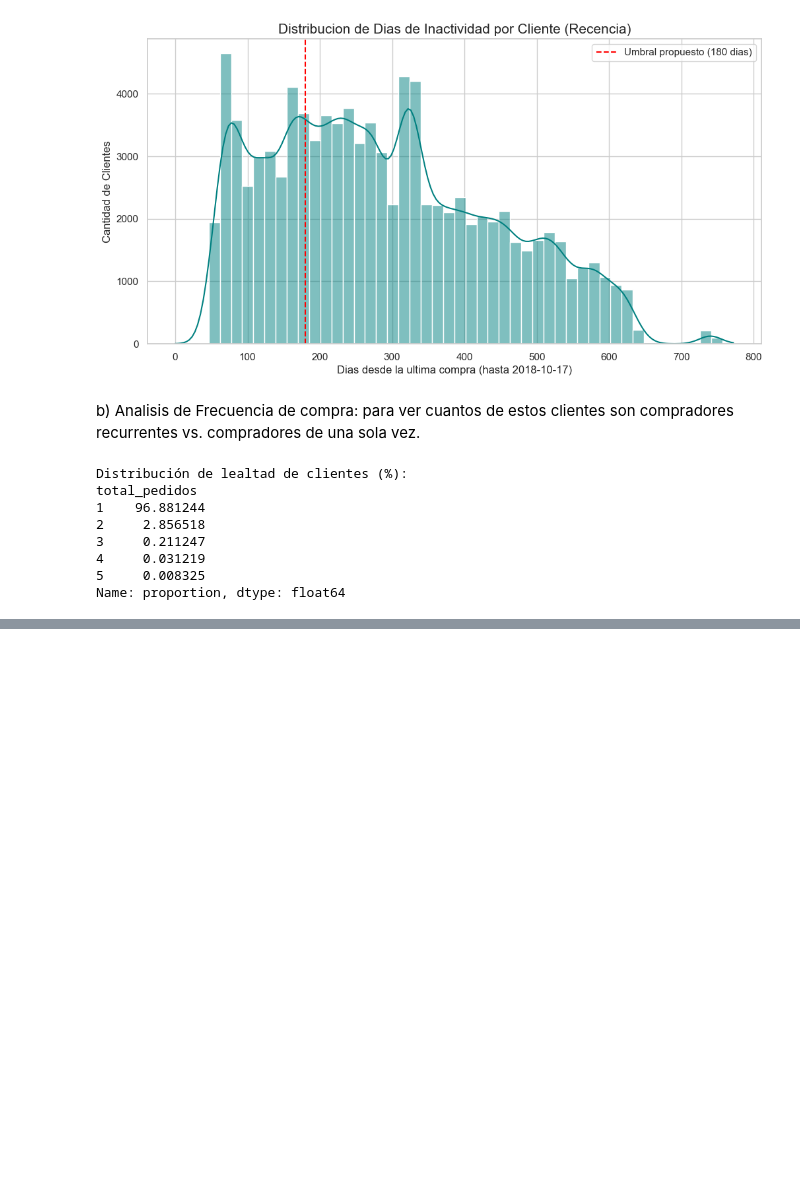
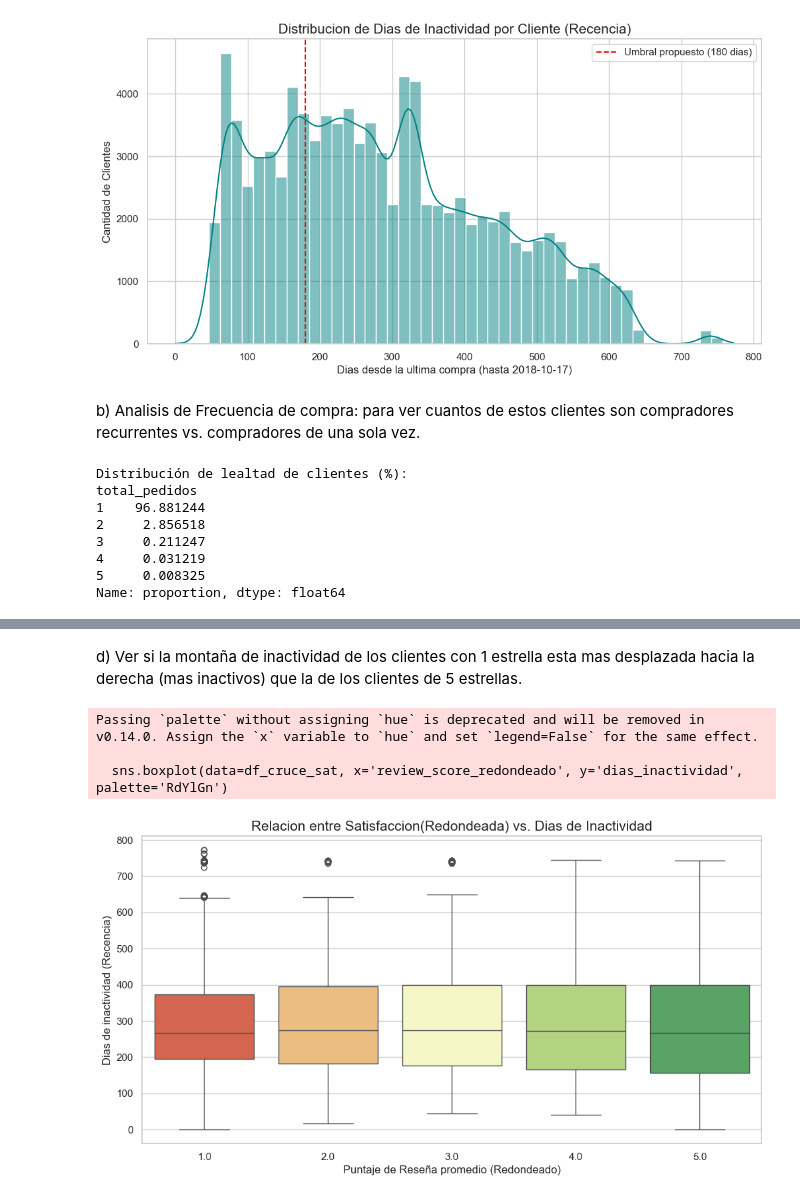
Before and after one commit to wilhayla/THE_HATCH_DATA_SCIENCE_OLIST_CHALLENGE, a Jupyter notebook: notbooks/02_feature_engineering.ipynb, the cells around one changed output, grey strips where cells are left out. Saved outputs shown, nothing was run; the diff lists cells and outputs as text; code cells hidden in the pictures; blank space fills up the shorter version.

```diff
--- a/notbooks/02_feature_engineering.ipynb
+++ b/notbooks/02_feature_engineering.ipynb
@@ -144,0 +225,25 @@ Name: proportion, dtype: float64
+# %% [markdown]
+d) Ver si la montaña de inactividad de los clientes con 1 estrella esta mas desplazada hacia la derecha (mas inactivos) que la de los clientes de 5 estrellas.
+# %%
+# 1. Agrupara satisfaccion por cliente (promedio)
+satisfaccion_por_cliente = df_master_clean.groupby('customer_unique_id')['review_score'].mean().reset_index()
+
+# 2. Unir con la tabla de inactividad.
+df_cruce_sat = pd.merge(df_clientes_fecha_ultima_compra, satisfaccion_por_cliente, on='customer_unique_id')
+
+# 3. Redondear el promedio para tener categorias limpias (1, 2, 3, 4, 5)
+df_cruce_sat['review_score_redondeado'] = df_cruce_sat['review_score'].round()
+
+#3. Crear un grafico de boxplot para comparar
+plt.figure(figsize=(12,6))
+sns.boxplot(data=df_cruce_sat, x='review_score_redondeado', y='dias_inactividad', palette='RdYlGn')
+
+plt.title('Relacion entre Satisfaccion(Redondeada) vs. Dias de Inactividad', fontsize=15)
+plt.xlabel('Puntaje de Reseña promedio (Redondeado)', fontsize=12)
+plt.ylabel('Dias de inactividad (Recencia)', fontsize=12)
+plt.show()
+# %% [output]
+Passing `palette` without assigning `hue` is deprecated and will be removed in v0.14.0. Assign the `x` variable to `hue` and set `legend=False` for the same effect.
+
+  sns.boxplot(data=df_cruce_sat, x='review_score_redondeado', y='dias_inactividad', palette='RdYlGn')
+[figure, added]
```
Also changed, not shown: parts of 4 cells of this notebook.
